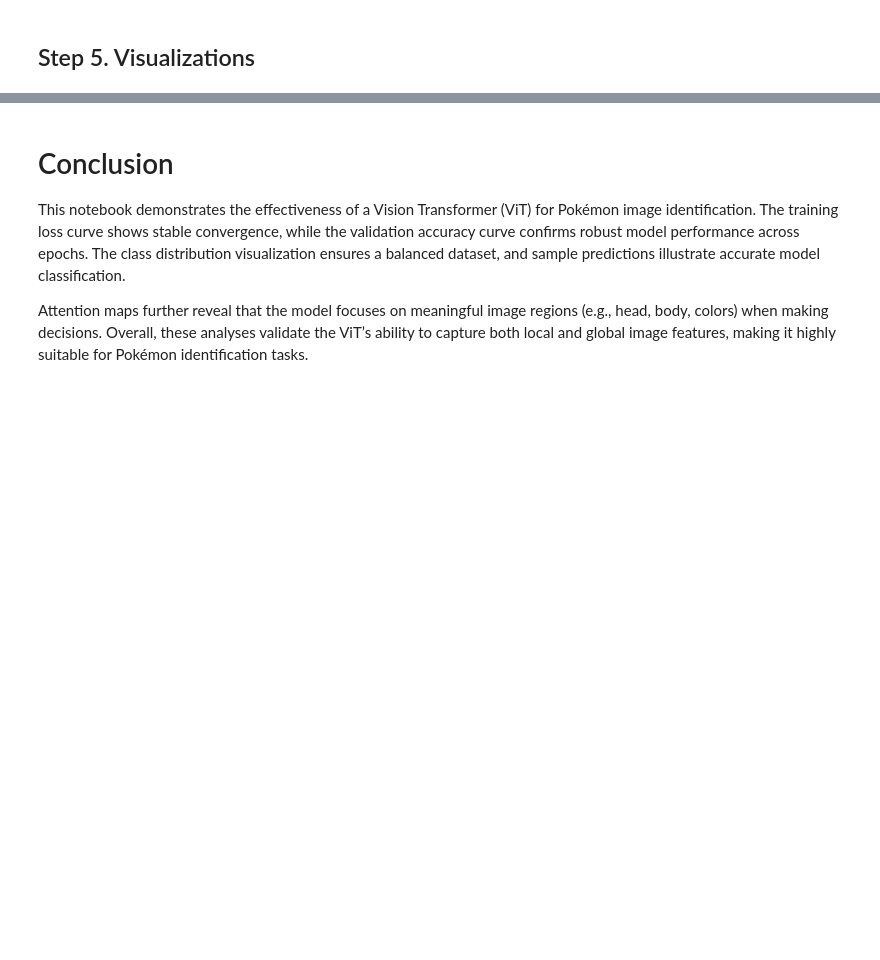
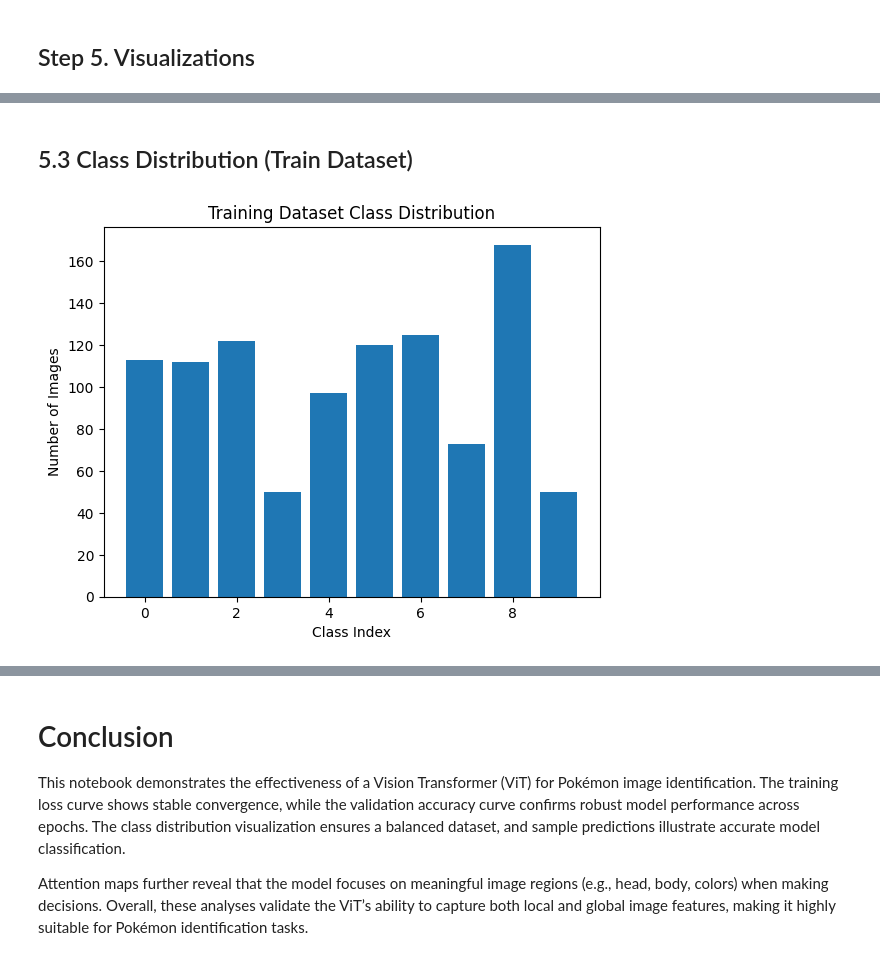
Before and after one commit to HashimHilal-QUT/Transformers, a Jupyter notebook: Pokemon_Identification/Pokémon Identification using Vision Transformers.ipynb, the cells around one changed output, grey strips where cells are left out. Cells and saved outputs as stored; diff of their text form; code cells hidden in the pictures; blank space fills up the shorter version.

```diff
--- a/Pokemon_Identification/Pokémon Identification using Vision Transformers.ipynb
+++ b/Pokemon_Identification/Pokémon Identification using Vision Transformers.ipynb
@@ -411,0 +451,18 @@ plt.show()
+# %% [markdown]
+## 5.3 Class Distribution (Train Dataset)
+# %%
+
+train_labels = []
+for _, label in train_loader.dataset:
+    train_labels.append(label)
+
+label_counts = Counter(train_labels)
+
+plt.figure()
+plt.bar(label_counts.keys(), label_counts.values())
+plt.xlabel("Class Index")
+plt.ylabel("Number of Images")
+plt.title("Training Dataset Class Distribution")
+plt.show()
+# %% [output]
+[figure, added]
```
Also changed, not shown: parts of 23 cells of this notebook, 1 other file.
